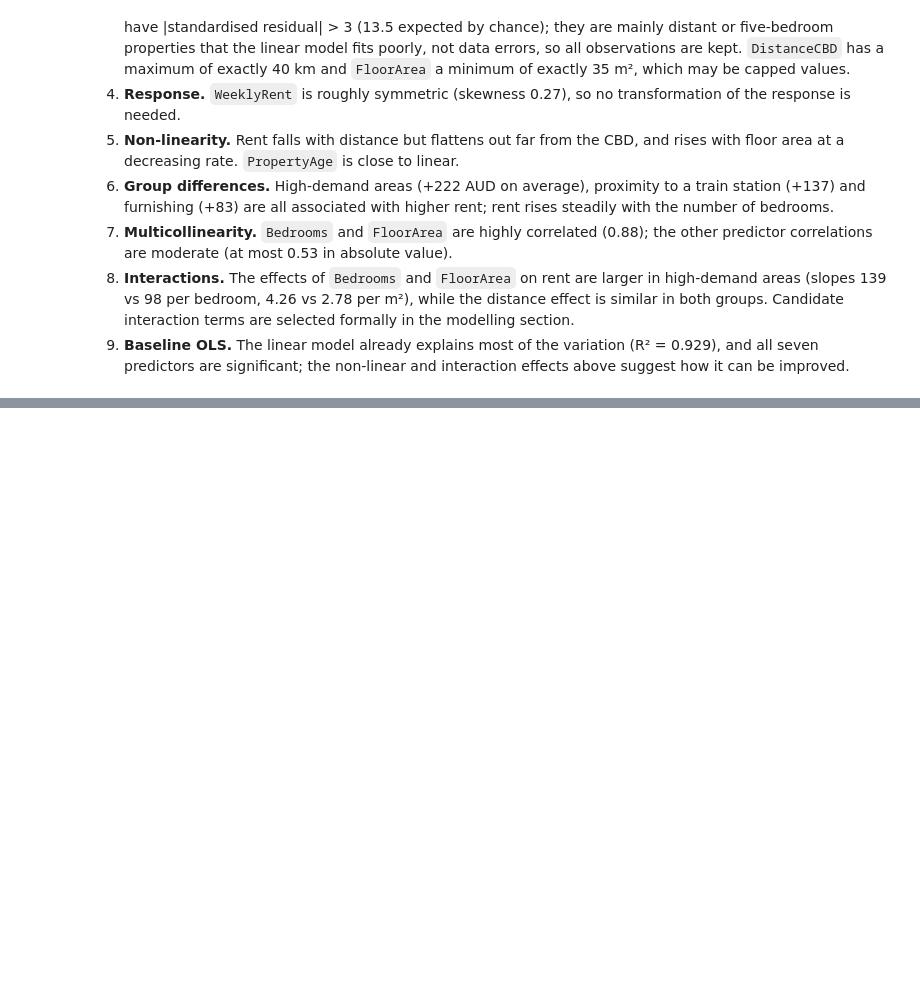
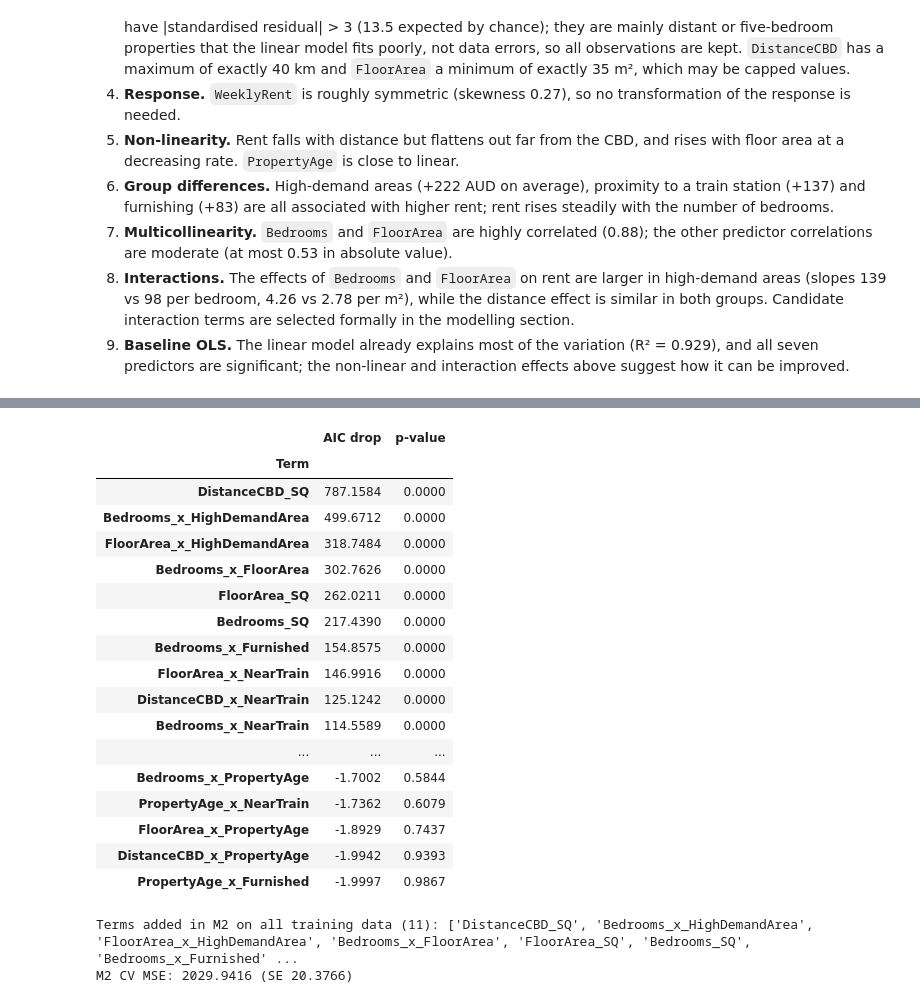
Before and after one commit to QingXueli/qbus2820, a Jupyter notebook: SID_Assignment1_implementation.ipynb, the cells around one changed output, grey strips where cells are left out. Saved outputs shown, nothing was run; the diff lists cells and outputs as text; code cells hidden in the pictures; blank space fills up the shorter version.

```diff
--- a/SID_Assignment1_implementation.ipynb
+++ b/SID_Assignment1_implementation.ipynb
@@ -491,0 +543,21 @@ curvature found above, rather than data errors, so all observations are kept.
+# %%
+def make_features(df):
+    # Start from the seven original predictors
+    features = df[predictors].copy()
+
+    # Squared terms (not for 0/1 variables, since 0^2 = 0 and 1^2 = 1)
+    for var in ['DistanceCBD', 'FloorArea', 'Bedrooms', 'PropertyAge']:
+        features[var + '_SQ'] = features[var] ** 2
+
+    # All pairwise interactions: product of two predictors
+    for j in range(len(predictors)):
+        for k in range(j + 1, len(predictors)):     # each pair once, never a predictor with itself
+            var1 = predictors[j]
+            var2 = predictors[k]
+            features[var1 + '_x_' + var2] = features[var1] * features[var2]
+
+    return features
+
+X_all = make_features(train)                                        # 32 columns
+extra_terms = [c for c in X_all.columns if c not in predictors]     # the 25 squared and interaction terms
+print('Number of columns: {}'.format(X_all.shape[1]))
@@ -491,0 +600,49 @@ curvature found above, rather than data errors, so all observations are kept.
+# %%
+def screen_terms(X, y_sub):
+    # Add each extra term to the seven linear terms one at a time and record the AIC drop (Lectures 4-5)
+    base = sm.OLS(y_sub, sm.add_constant(X[predictors], prepend=True)).fit()
+    screening = []
+    for term in extra_terms:
+        est = sm.OLS(y_sub, sm.add_constant(X[predictors + [term]], prepend=True)).fit()
+        screening.append({'Term': term,
+                          'AIC drop': base.aic - est.aic,        # how much the AIC falls (larger = more useful)
+                          'p-value': est.pvalues[term]})
+    return pd.DataFrame(screening).sort_values('AIC drop', ascending = False).set_index('Term')
+
+def select_m2(X, y_sub):
+    # M2 keeps the terms whose AIC drop is above 100
+    screening = screen_terms(X, y_sub)
+    return list(screening.index[screening['AIC drop'] > 100])
+
+# Screening on all training data, to see which terms are selected
+screening = screen_terms(X_all, y)
+screening.round(4)
+# %% [output]
+|  | AIC drop | p-value |
+| Term |  |  |
+| DistanceCBD_SQ | 787.1584 | 0.0000 |
+| Bedrooms_x_HighDemandArea | 499.6712 | 0.0000 |
+| FloorArea_x_HighDemandArea | 318.7484 | 0.0000 |
+| Bedrooms_x_FloorArea | 302.7626 | 0.0000 |
+| FloorArea_SQ | 262.0211 | 0.0000 |
+| Bedrooms_SQ | 217.4390 | 0.0000 |
+| Bedrooms_x_Furnished | 154.8575 | 0.0000 |
+| FloorArea_x_NearTrain | 146.9916 | 0.0000 |
+| DistanceCBD_x_NearTrain | 125.1242 | 0.0000 |
+| Bedrooms_x_NearTrain | 114.5589 | 0.0000 |
+| ... | ... | ... |
+| Bedrooms_x_PropertyAge | -1.7002 | 0.5844 |
+| PropertyAge_x_NearTrain | -1.7362 | 0.6079 |
+| FloorArea_x_PropertyAge | -1.8929 | 0.7437 |
+| DistanceCBD_x_PropertyAge | -1.9942 | 0.9393 |
+| PropertyAge_x_Furnished | -1.9997 | 0.9867 |
+# %%
+m2_terms = select_m2(X_all, y)
+print('Terms added in M2 on all training data ({}): {}'.format(len(m2_terms), m2_terms))
+
+mse, se = cv_mse_with_selection(select_m2)       # screening repeated inside each fold
+results.append({'Model': 'M2: OLS + screened terms (AIC drop > 100)', 'CV MSE': mse, 'SE': se})
+print('M2 CV MSE: {0:.4f} (SE {1:.4f})'.format(mse, se))
+# %% [output]
+Terms added in M2 on all training data (11): ['DistanceCBD_SQ', 'Bedrooms_x_HighDemandArea', 'FloorArea_x_HighDemandArea', 'Bedrooms_x_FloorArea', 'FloorArea_SQ', 'Bedrooms_SQ', 'Bedrooms_x_Furnished' ...
+M2 CV MSE: 2029.9416 (SE 20.3766)
```
Also changed, not shown: parts of 23 cells of this notebook, 3 other files.
